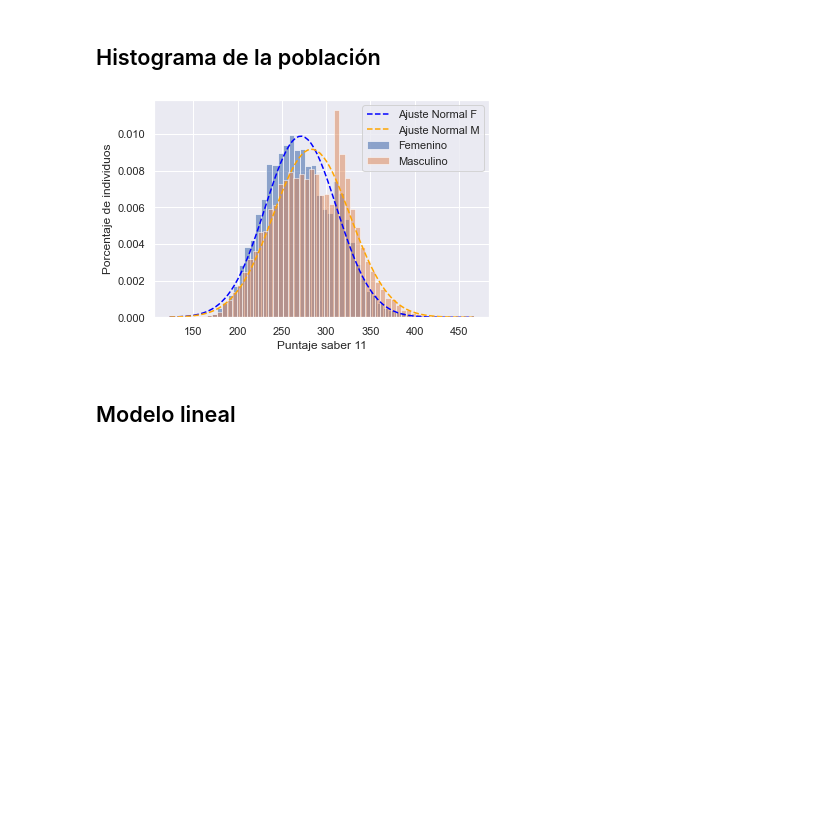
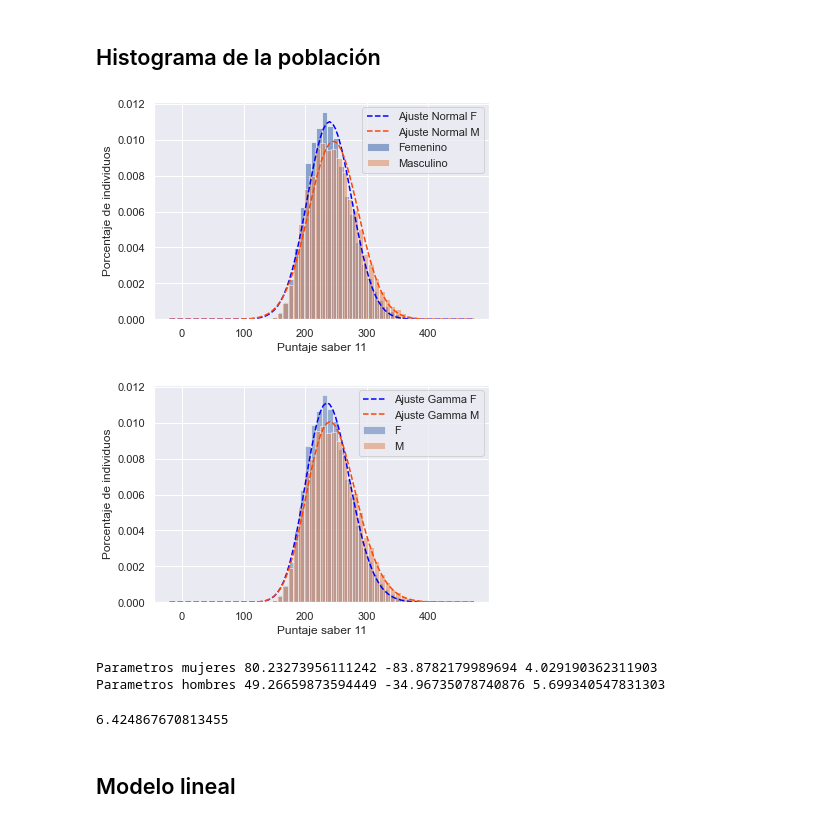
Before and after one commit to BestQuark/Proyecto-Datos-Saber11, a Jupyter notebook: Proyecto v2.ipynb, the cells around one changed output. Drawn from its saved outputs; the diff is of its cells as text; code cells hidden in the pictures; blank space fills up the shorter version.

```diff
--- a/Proyecto v2.ipynb
+++ b/Proyecto v2.ipynb
@@ -44,13 +45,46 @@ x = np.linspace(xmin, xmax, 100)
 pMujer = sp.norm.pdf(x, muMujer, stdMujer)
 pHombre = sp.norm.pdf(x, muHombre, stdHombre)
 plt.plot(x, pMujer, 'k', linewidth=1.5, c= 'blue', ls='--' ,label='Ajuste Normal F')
-plt.plot(x, pHombre, 'k', linewidth=1.5, c = 'orange', ls='--' ,label = 'Ajuste Normal M')
+plt.plot(x, pHombre, 'k', linewidth=1.5, c = 'orangered', ls='--' ,label = 'Ajuste Normal M')
 plt.xlabel("Puntaje saber 11")
 plt.ylabel("Porcentaje de individuos")
 plt.legend()
 plt.show()
 # %% [output]
-[figure, old version]
+[figure, new version]
+# %%
+
+# Ajustamos una normal a los puntajes del saber11
+fit_alphaM, fit_locM, fit_betaM= sp.gamma.fit(mujeres["puntaje_saber11"])
+fit_alphaH, fit_locH, fit_betaH= sp.gamma.fit(hombres["puntaje_saber11"])
+
+# Realizamos un histograma entre ambas poblaciones
+plt.hist(mujeres["puntaje_saber11"], bins=50, density=True, alpha=0.5, label = 'F')
+plt.hist(hombres["puntaje_saber11"], bins=50, density=True, alpha=0.5, label = 'M')
+xmin, xmax = plt.xlim()
+x = np.linspace(xmin, xmax, 100)
+pMujer = sp.gamma.pdf(x, fit_alphaM, loc=fit_locM , scale=fit_betaM)
+pHombre = sp.gamma.pdf(x, fit_alphaH, loc=fit_locH , scale=fit_betaH)
+plt.plot(x, pMujer, 'k', linewidth=1.5, c= 'blue', ls='--' ,label='Ajuste Gamma F')
+plt.plot(x, pHombre, 'k',linewidth=1.5, c = 'orangered', ls='--' ,label = 'Ajuste Gamma M')
+plt.xlabel("Puntaje saber 11")
+plt.ylabel("Porcentaje de individuos")
+plt.legend()
+plt.show()
+# %% [output]
+[figure, added]
+# %%
+# Parametros gamma
+print("Parametros mujeres", fit_alphaM, fit_locM, fit_betaM)
+print("Parametros hombres", fit_alphaH, fit_locH, fit_betaH)
+# %% [output]
+Parametros mujeres 80.23273956111242 -83.8782179989694 4.029190362311903
+Parametros hombres 49.26659873594449 -34.96735078740876 5.699340547831303
+# %%
+#Diferencia promedio de notas
+hombres["puntaje_saber11"].mean()  - mujeres["puntaje_saber11"].mean()
+# %% [output]
+6.424867670813455
 # %% [markdown]
 ## Modelo lineal
 # %%
```
Also changed, not shown: parts of 12 cells of this notebook, 4 other files.
